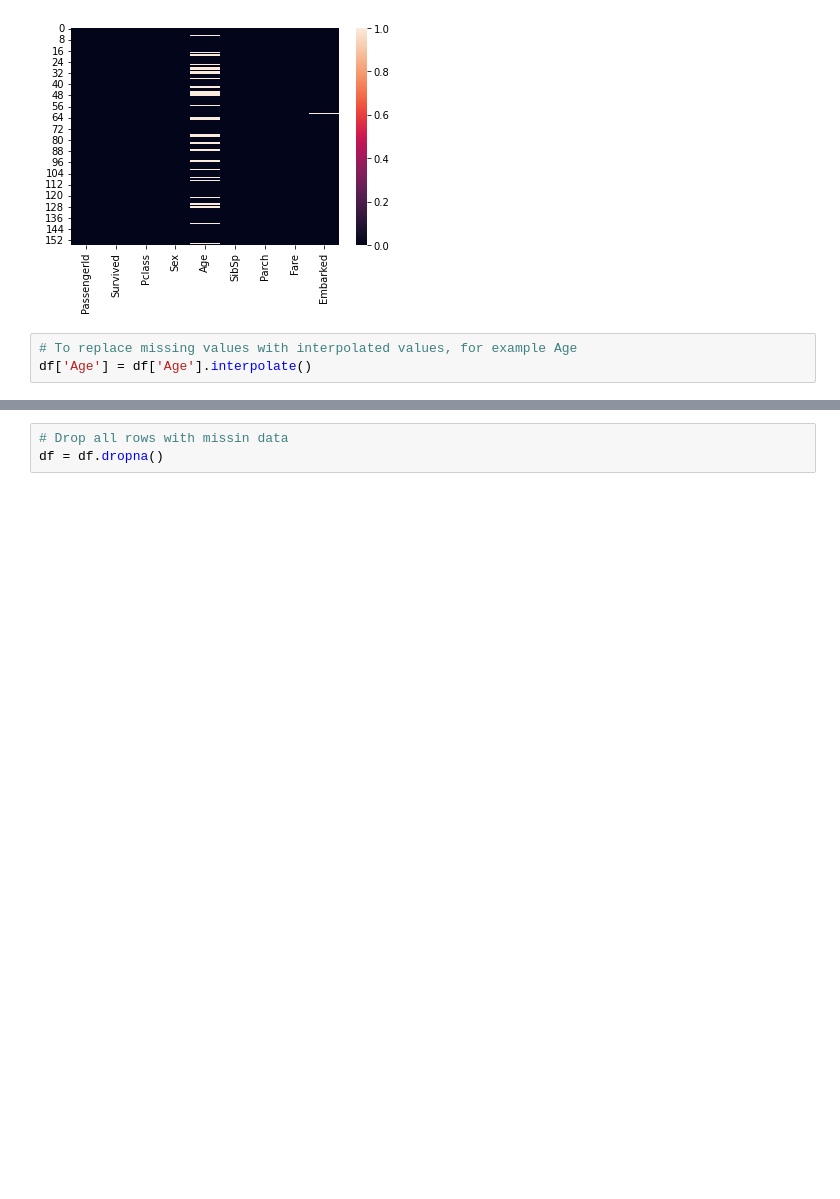
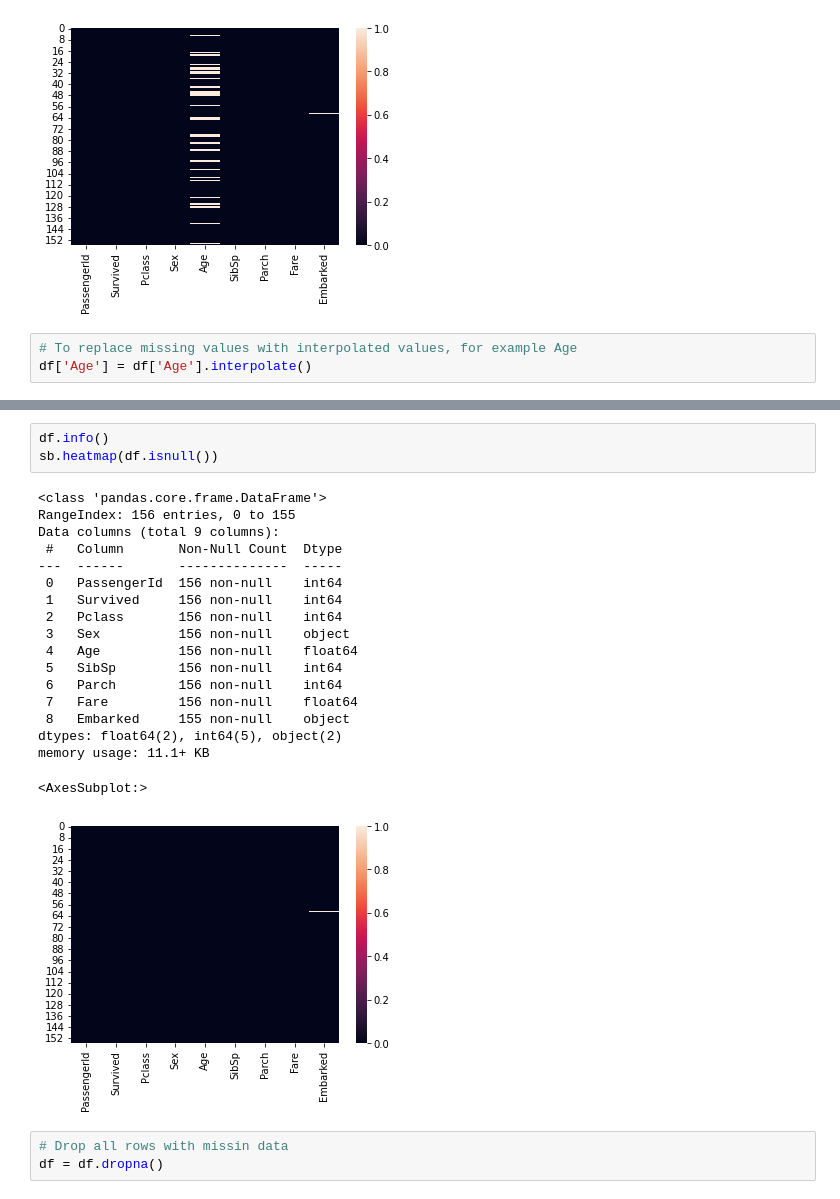
Before and after one commit to Jaiswar1232/Decision-tree-Knn-Random-forest-Nave-Bayes-SVM-Logistic-regression-gradeint-Boosting-in-python, a Jupyter notebook: main.ipynb, the cells around one changed output, grey strips where cells are left out. Drawn from its saved outputs; the diff is of its cells as text; blank space fills up the shorter version.

```diff
--- a/main.ipynb
+++ b/main.ipynb
@@ -85,4 +85,26 @@ df
 156 rows × 9 columns
+# %%
+df.info()
+sb.heatmap(df.isnull())
+# %% [output]
+<class 'pandas.core.frame.DataFrame'>
+RangeIndex: 156 entries, 0 to 155
+Data columns (total 9 columns):
+ #   Column       Non-Null Count  Dtype
+---  ------       --------------  -----
+ 0   PassengerId  156 non-null    int64
+ 1   Survived     156 non-null    int64
+ 2   Pclass       156 non-null    int64
+ 3   Sex          156 non-null    object
+ 4   Age          156 non-null    float64
+ 5   SibSp        156 non-null    int64
+ 6   Parch        156 non-null    int64
+ 7   Fare         156 non-null    float64
+ 8   Embarked     155 non-null    object
+dtypes: float64(2), int64(5), object(2)
+memory usage: 11.1+ KB
+<AxesSubplot:>
+[figure, added]
 # %%
 # Drop all rows with missin data
 df = df.dropna()
```
Also changed, not shown: parts of 1 cell of this notebook.
